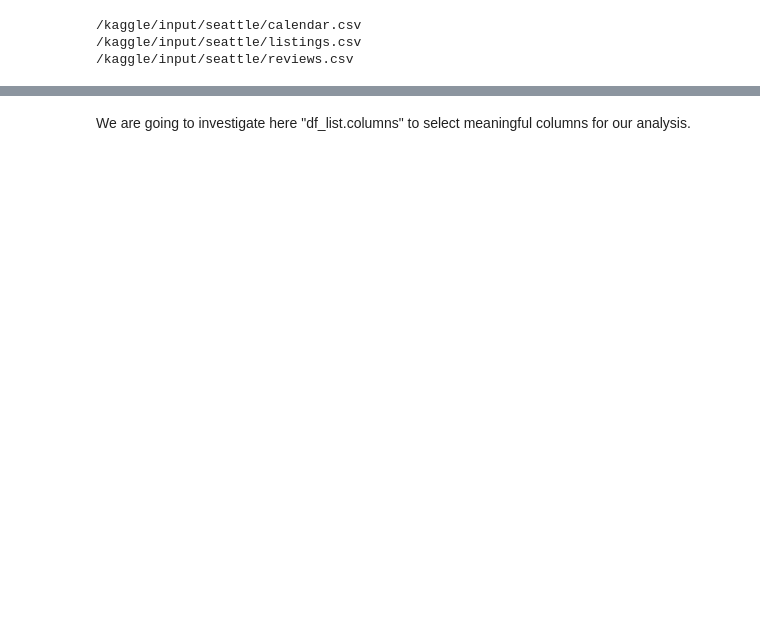
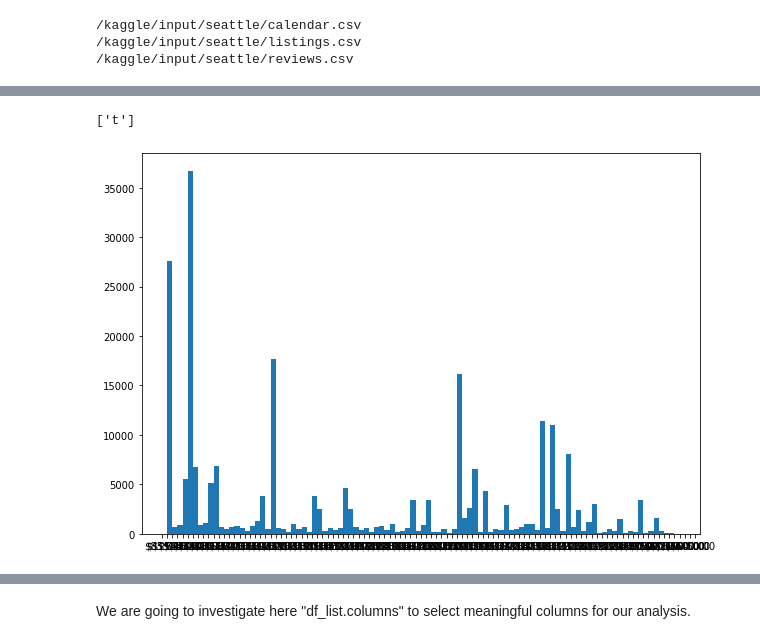
Before and after one commit to EmrahDemirezen/BSH_DATA_SCIENTIST_PROJECT_1, a Jupyter notebook: bsh-data-scientist-homework.ipynb, the cells around one changed output, grey strips where cells are left out. Drawn from its saved outputs; the diff is of its cells as text; code cells hidden in the pictures; blank space fills up the shorter version.

Commit message:
Kaggle Notebook | BSH_DATA_SCIENTIST_HOMEWORK | Version 7

```diff
--- a/bsh-data-scientist-homework.ipynb
+++ b/bsh-data-scientist-homework.ipynb
@@ -28,0 +42,4 @@ for dirname, _, filenames in os.walk('/kaggle/input'):
+# %%
+# First of all I want to drop the rows that doesnt have price data
+df_cal=df_cal.dropna(subset=["price"])
+df_cal.head()
@@ -29 +53,16 @@ for dirname, _, filenames in os.walk('/kaggle/input'):
+# %%
+#Let's check the unique values of the available column
+print(df_cal.available.unique())
+#Let's check distribution of the prices
+from matplotlib import pyplot as plt
+# because of this I imported  pyplot
+# Creating histogram
+fig, ax = plt.subplots(figsize =(10, 7))
+ax.hist(df_cal["price"], bins = range(1,100))
+
+# Show plot
+plt.show()
+# %% [output]
+['t']
+[figure, added]
 # %%
```
Also changed, not shown: parts of 17 cells of this notebook.
